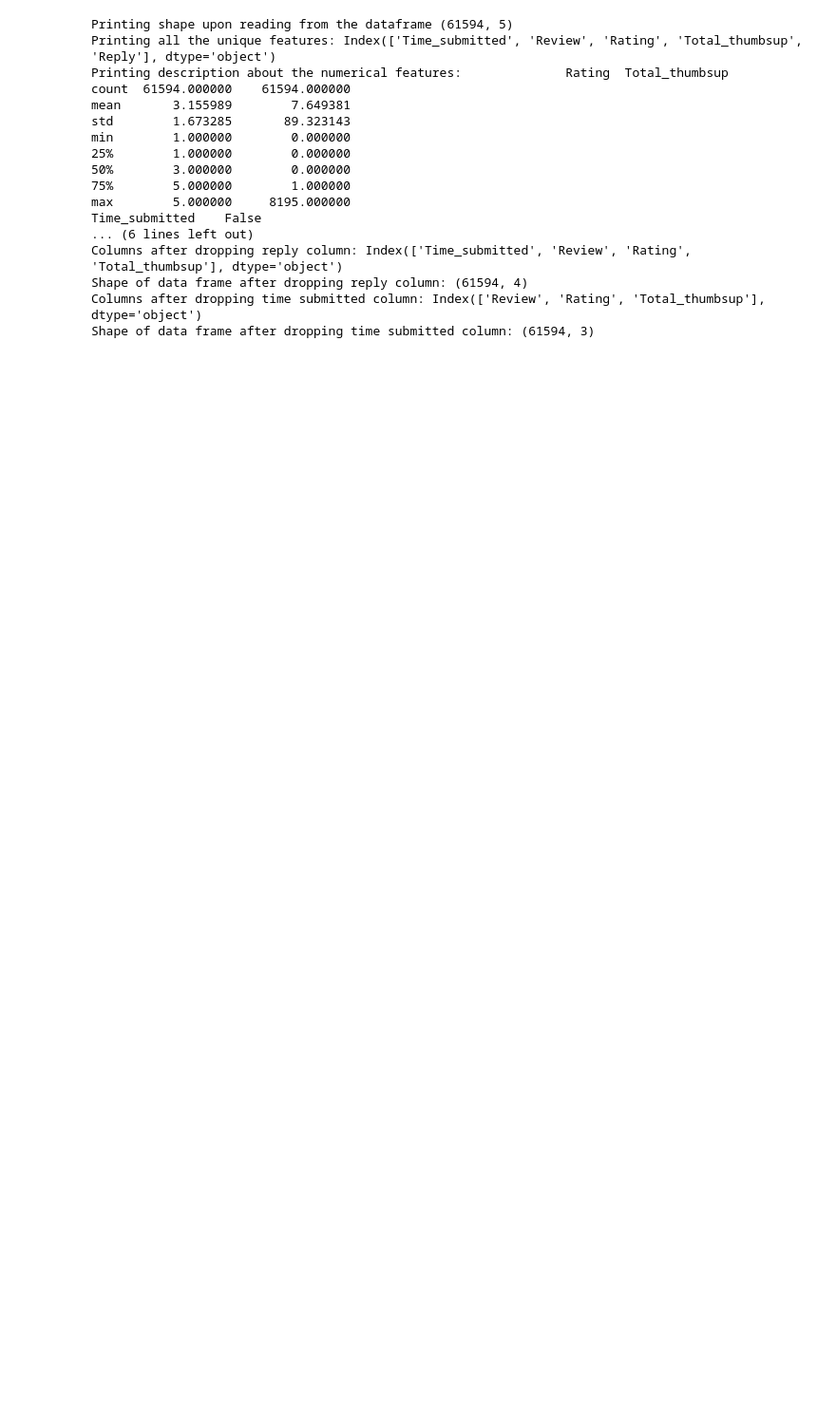
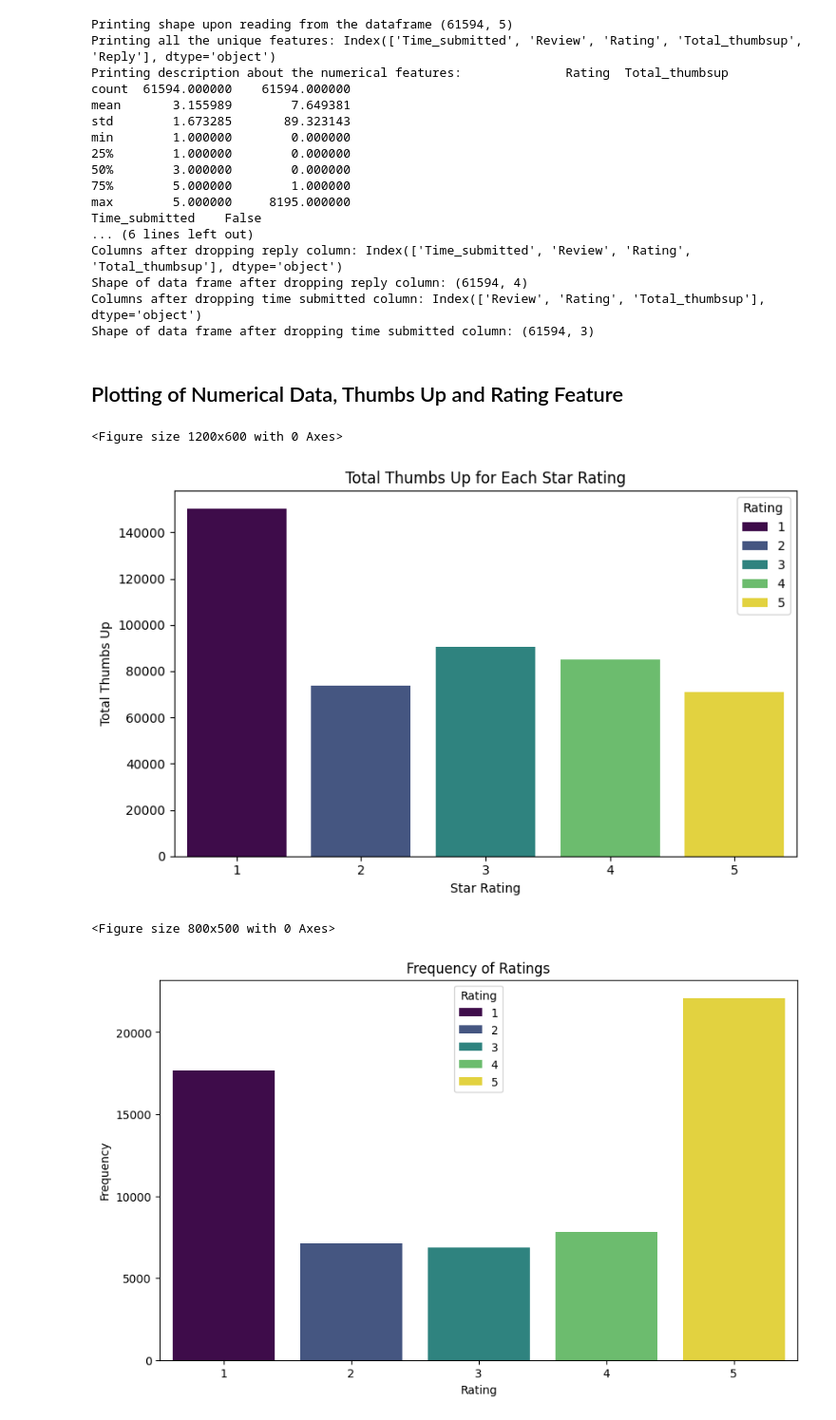
Before and after one commit to dregmi08/Milestone-2-Data-Exploration-Initial-Preprocessing, a Jupyter notebook: Milestone2DataExploration+InitialPreprocessing.ipynb, the cells around one changed output. Shown at 95% size. Drawn from its saved outputs; the diff is of its cells as text; code cells hidden in the pictures; blank space fills up the shorter version.

Commit message:
committing updated data exploration

```diff
--- a/Milestone2DataExploration+InitialPreprocessing.ipynb
+++ b/Milestone2DataExploration+InitialPreprocessing.ipynb
@@ -105,3 +140,55 @@ Columns after dropping reply column: Index(['Time_submitted', 'Review', 'Rating'
 Shape of data frame after dropping reply column: (61594, 4)
 Columns after dropping time submitted column: Index(['Review', 'Rating', 'Total_thumbsup'], dtype='object')
 Shape of data frame after dropping time submitted column: (61594, 3)
+# %% [markdown]
+## Plotting of Numerical Data, Thumbs Up and Rating Feature
+# %%
+# OVERVIEW: To plot our numerical data, we are going to plot two things:
+    # 1. The number of thumbs up reviews get for each star rating
+    # 2. The number of reviews corresponding to each rating
+# The goal here is just to understand what the distributions are: Do we have equal distributions among all star ratings? Or do we have a bimodal distribution with peaks at 1 and 5 stars?
+# How many people agree with each star rating based on the thumbs up?
+
+plt.figure(figsize=(12, 6))
+
+# Get the thumbs up for each rating
+thumbs_up_by_rating = spotify_df.groupby('Rating')['Total_thumbsup'].sum().reset_index()
+
+# Set up the plot
+plt.figure(figsize=(8, 5))
+
+# Bar plot for total thumbs up by star rating
+sns.barplot(data=thumbs_up_by_rating, x='Rating', y='Total_thumbsup', palette='viridis', hue = 'Rating')
+
+# Set plot titles and labels
+plt.title('Total Thumbs Up for Each Star Rating')
+plt.xlabel('Star Rating')
+plt.ylabel('Total Thumbs Up')
+plt.xticks(rotation=0)
+plt.tight_layout()
+
+# Display the plot
+plt.show()
+
+# Plot for Ratings
+
+plt.figure(figsize=(8, 5))
+
+# Calculate the frequency of each rating
+rating_counts = spotify_df['Rating'].value_counts().reset_index()
+rating_counts.columns = ['Rating', 'Frequency']
+
+# Create a bar plot
+plt.figure(figsize=(10, 6))
+sns.barplot(data=rating_counts, x ='Rating', y ='Frequency', palette = 'viridis', hue = 'Rating')
+
+# Adding titles and labels
+plt.title('Frequency of Ratings')
+plt.xlabel('Rating')
+plt.ylabel('Frequency')
+plt.show()
+# %% [output]
+<Figure size 1200x600 with 0 Axes>
+[figure, added]
+<Figure size 800x500 with 0 Axes>
+[figure, added]
```
Also changed, not shown: parts of 9 cells of this notebook.
